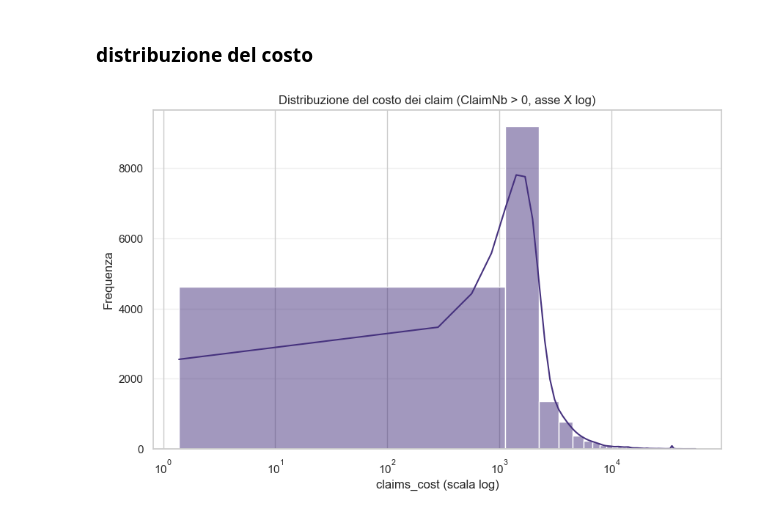
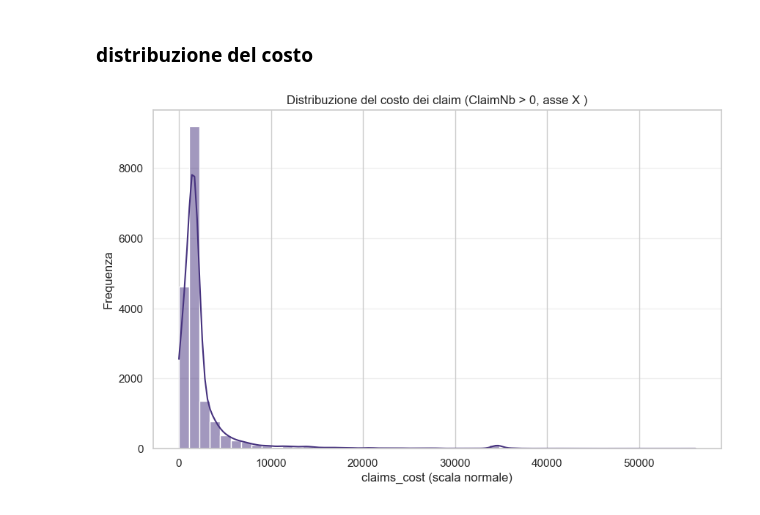
Before and after one commit to spedygiorgio/deployactuarialprod, a Jupyter notebook: notebooks/explore_dataset.ipynb, the cells around one changed output. Cells and saved outputs as stored; diff of their text form; code cells hidden in the pictures.

```diff
--- a/notebooks/explore_dataset.ipynb
+++ b/notebooks/explore_dataset.ipynb
@@ -147,18 +147,18 @@ plt.show()
 # %%
 
 # Seleziona solo i record con almeno un claim
 df_claims = df_train[df_train['ClaimNb'] > 0].copy()
 
 # Per scala logaritmica, escludo eventuali costi nulli/non positivi
 df_claims_cost = df_claims[df_claims['claims_cost'] > 0]
 
 plt.figure(figsize=(10, 6))
 sns.histplot(data=df_claims_cost, x='claims_cost', bins=50, kde=True, color=palette[0])
-plt.xscale('log')
-plt.title('Distribuzione del costo dei claim (ClaimNb > 0, asse X log)')
-plt.xlabel('claims_cost (scala log)')
+#plt.xscale('log')
+plt.title('Distribuzione del costo dei claim (ClaimNb > 0, asse X )')
+plt.xlabel('claims_cost (scala normale)')
 plt.ylabel('Frequenza')
 plt.grid(axis='y', alpha=0.3)
 plt.show()
 # %% [output]
-[figure, old version]
+[figure, new version]
```
Also changed, not shown: parts of 2 cells of this notebook, 3 other files.
